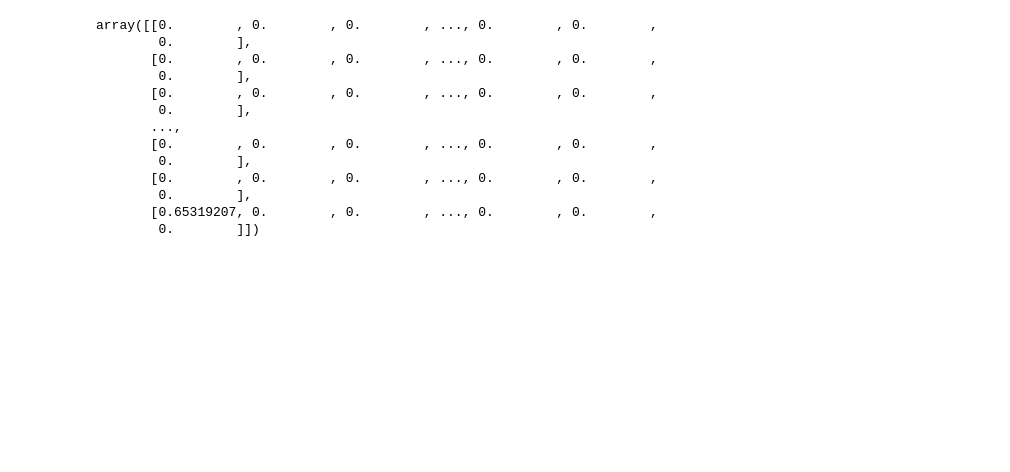
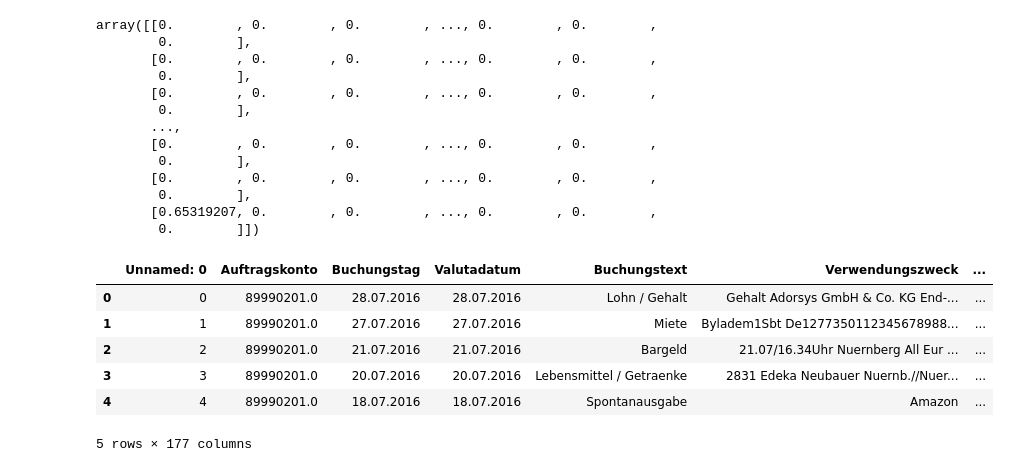
Before and after one commit to audiofrequenz/oss-saki-ss19-exercise-1, a Jupyter notebook: oss-saki-ss19-exercise-1.ipynb, the cells around one changed output. Drawn from its saved outputs; the diff is of its cells as text; code cells hidden in the pictures; blank space fills up the shorter version.

Commit message:
added bag of words

```diff
--- a/oss-saki-ss19-exercise-1.ipynb
+++ b/oss-saki-ss19-exercise-1.ipynb
@@ -67,21 +93,28 @@ df.Betrag.sum()
 # %%
-count_vect = CountVectorizer()
-df.Verwendungszweck = df.Verwendungszweck.str.replace('\d+', '')
-feature_matrix_bow = count_vect.fit_transform(df.Verwendungszweck)
+count_vect = CountVectorizer(analyzer=prepare_text)
+bow_transformer = count_vect.fit(df.Verwendungszweck)
+feature_matrix_bow = bow_transformer.transform(df.Verwendungszweck)
+#print(feature_matrix_bow)
+print(count_vect.get_feature_names())
+#print(bow_transformer.vocabulary_)
+#count_vect = CountVectorizer()
+#df.Verwendungszweck = df.Verwendungszweck.str.replace('\d+', '')
 # Get feature names
-feature_names = count_vect.get_feature_names()
+#feature_matrix_bow = count_vect.fit_transform(df.Verwendungszweck)
+#feature_names = count_vect.get_feature_names()
 # View feature names
-feature_names
-stop_words = set(stopwords.words('german'))
+#feature_names
+#stop_words = set(stopwords.words('german'))
 #stop_words
-filtered_sentence = [w for w in feature_names if not w in stop_words]
+#filtered_features = [w for w in feature_names if not w in stop_words]
+
 #filtered_sentence = []
 #for w in word_tokens:
 #    if w not in stop_words:
 #        filtered_sentence.append(w)
 
 #print(word_tokens)
-print(filtered_sentence)
+#print(filtered_features)
 #print(feature_names)
 #print(clean_text)
 # %% [output]
@@ -114,3 +163,15 @@ array([[0.        , 0.        , 0.        , ..., 0.        , 0.        ,
         0.        ],
        [0.65319207, 0.        , 0.        , ..., 0.        , 0.        ,
         0.        ]])
+# %%
+bowDF = pd.DataFrame(feature_matrix_tfidf.toarray(), columns=count_vect.get_feature_names())
+df = df.join(bowDF)
+df.head()
+# %% [output]
+|  | Unnamed: 0 | Auftragskonto | Buchungstag | Valutadatum | Buchungstext | Verwendungszweck | ... |
+| 0 | 0 | 89990201.0 | 28.07.2016 | 28.07.2016 | Lohn / Gehalt | Gehalt Adorsys GmbH & Co. KG End-... | ... |
+| 1 | 1 | 89990201.0 | 27.07.2016 | 27.07.2016 | Miete | Byladem1Sbt De1277350112345678988... | ... |
+| 2 | 2 | 89990201.0 | 21.07.2016 | 21.07.2016 | Bargeld | 21.07/16.34Uhr Nuernberg All Eur ... | ... |
+| 3 | 3 | 89990201.0 | 20.07.2016 | 20.07.2016 | Lebensmittel / Getraenke | 2831 Edeka Neubauer Nuernb.//Nuer... | ... |
+| 4 | 4 | 89990201.0 | 18.07.2016 | 18.07.2016 | Spontanausgabe | Amazon | ... |
+5 rows × 177 columns
```
Also changed, not shown: parts of 3 cells of this notebook.
